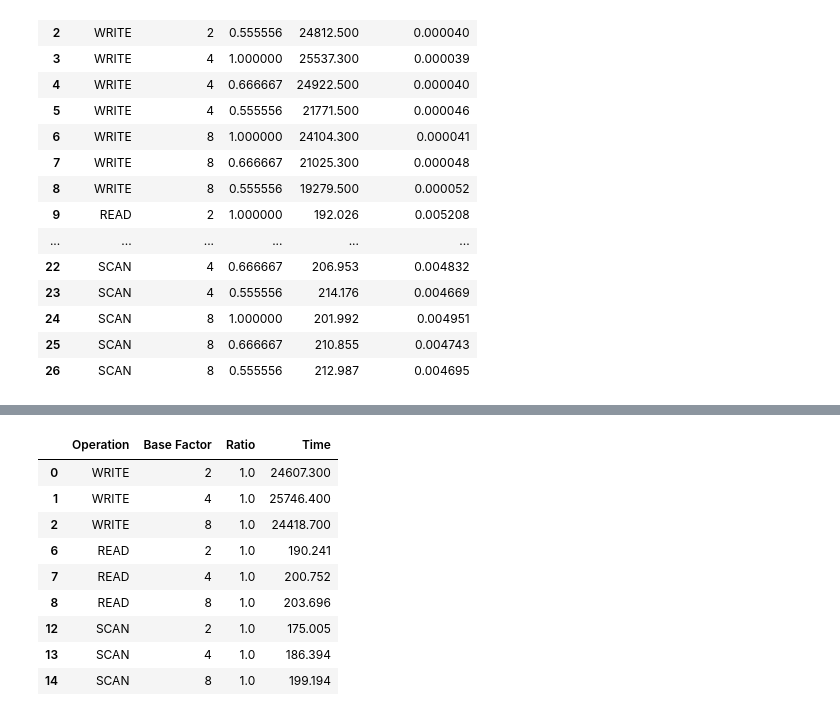
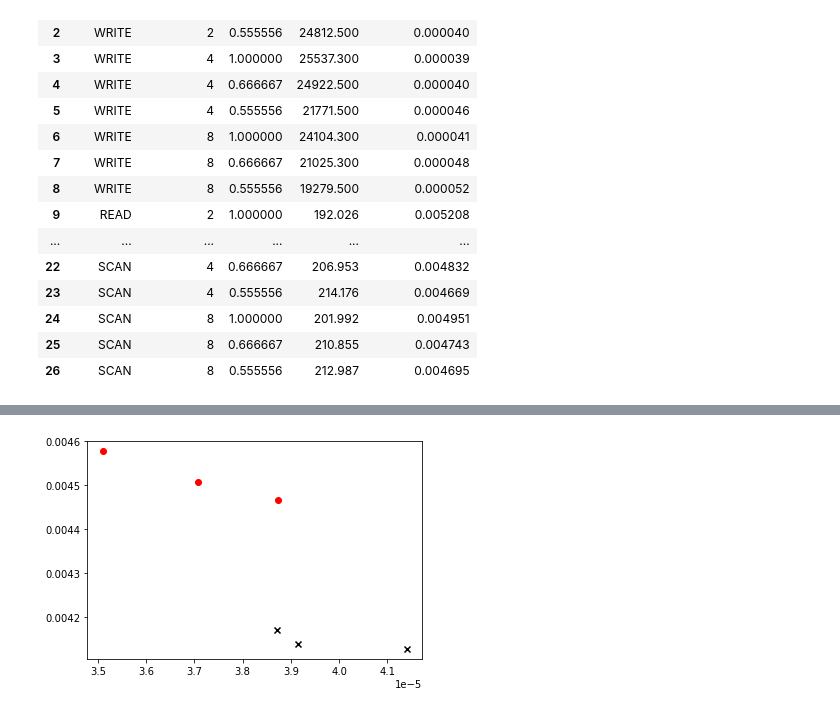
Before and after one commit to reznikovl/YCSB-cpp, a Jupyter notebook: test_generate.ipynb, the cells around one changed output, grey strips where cells are left out. Saved outputs shown, nothing was run; the diff lists cells and outputs as text; code cells hidden in the pictures.

```diff
--- a/test_generate.ipynb
+++ b/test_generate.ipynb
@@ -301,14 +301,16 @@ new_t
-# %%
-baseline = new_t[new_t["Ratio"] == 1]
-for factor in baseline["Base Factor"]
-# %% [output]
-|  | Operation | Base Factor | Ratio | Time |
-| 0 | WRITE | 2 | 1.0 | 24607.300 |
-| 1 | WRITE | 4 | 1.0 | 25746.400 |
-| 2 | WRITE | 8 | 1.0 | 24418.700 |
-| 6 | READ | 2 | 1.0 | 190.241 |
-| 7 | READ | 4 | 1.0 | 200.752 |
-| 8 | READ | 8 | 1.0 | 203.696 |
-| 12 | SCAN | 2 | 1.0 | 175.005 |
-| 13 | SCAN | 4 | 1.0 | 186.394 |
-| 14 | SCAN | 8 | 1.0 | 199.194 |
+# %%
+baseline = new_t[new_t["Ratio"] == 1]
+for factor in baseline["Base Factor"].unique():
+    curr_factor_tbl = baseline[baseline["Base Factor"] == factor]
+    write = curr_factor_tbl[curr_factor_tbl["Operation"] == "WRITE"]
+    scan = curr_factor_tbl[curr_factor_tbl["Operation"] == "SCAN"]
+    plt.scatter(1/write["Time"].iloc[0], 1/scan["Time"].iloc[0], marker="x", color="black")
+
+test = new_t[new_t["Ratio"] != 1]
+for factor in test["Base Factor"].unique():
+    curr_factor_tbl = test[test["Base Factor"] == factor]
+    write = curr_factor_tbl[curr_factor_tbl["Operation"] == "WRITE"]
+    scan = curr_factor_tbl[curr_factor_tbl["Operation"] == "SCAN"]
+    plt.scatter(1/write["Time"].iloc[0], 1/scan["Time"].iloc[0], marker="o", color="red")
+# %% [output]
+[figure, added]
```
Also changed, not shown: parts of 1 cell of this notebook, 3 other files.
